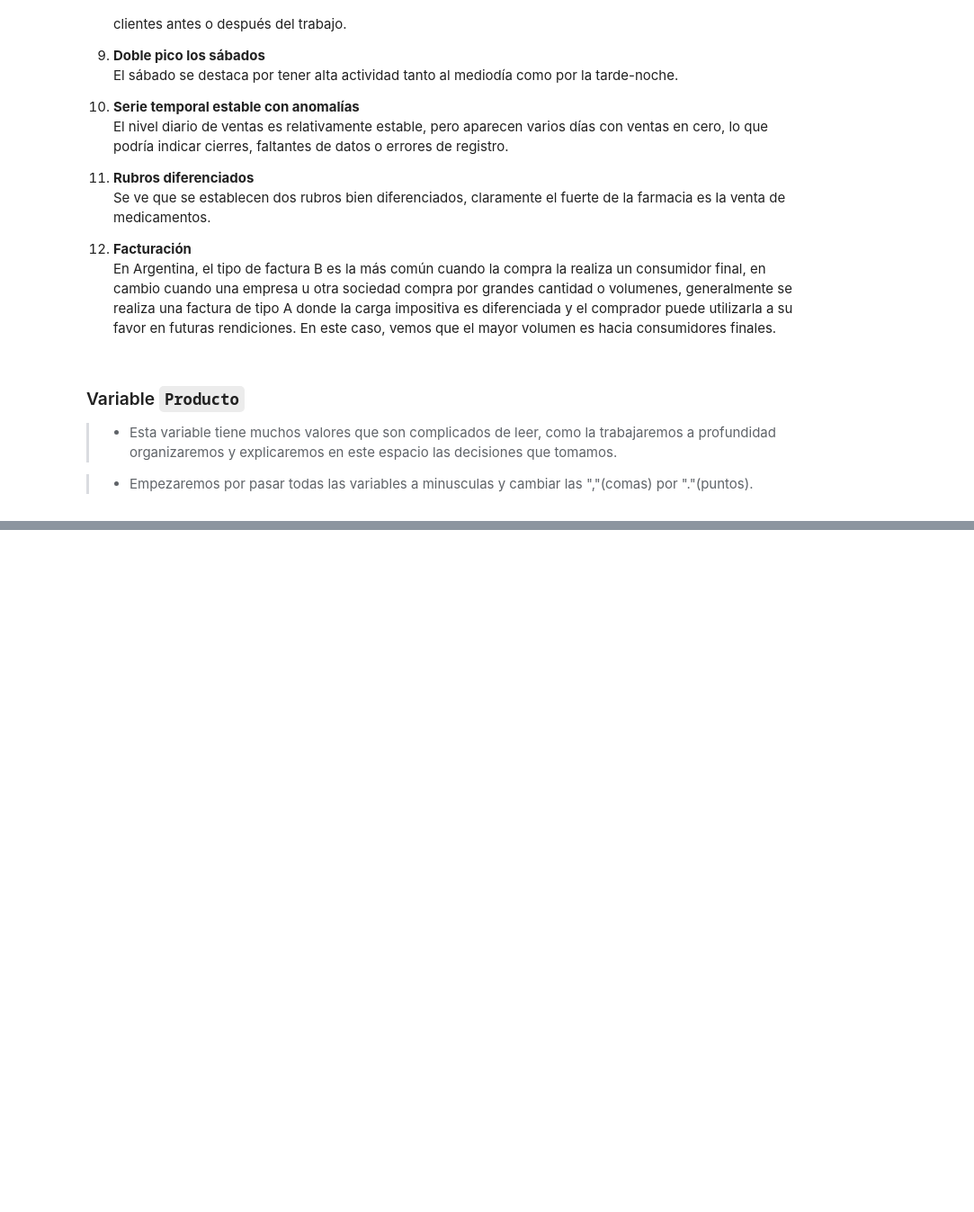
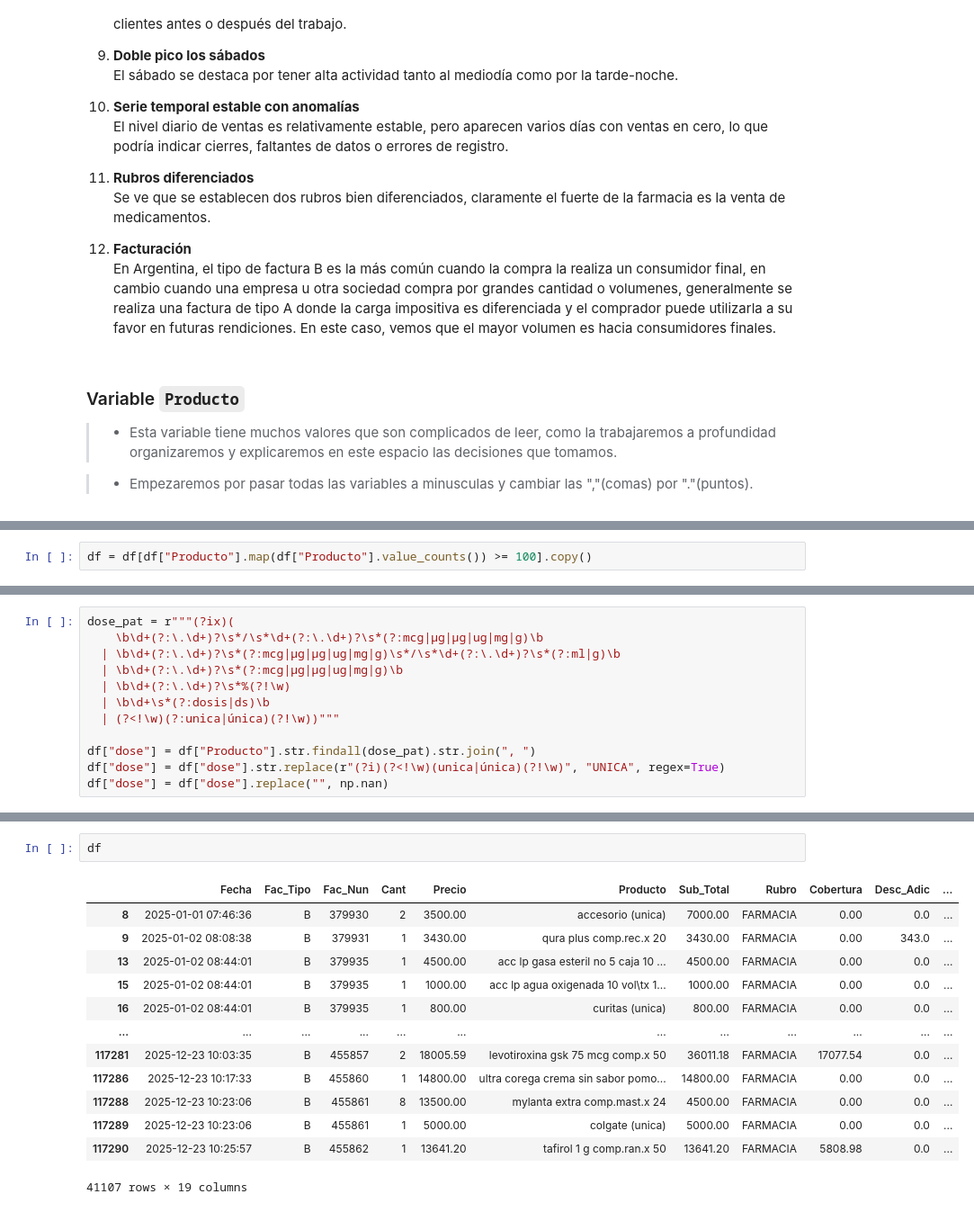
Before and after one commit to 4GeeksAcademy/sp-ml-20-final-project-g2, a Jupyter notebook: src/Final-project-Grupo2-InetaAnthonnyGuillermo.ipynb, the cells around one changed output, grey strips where cells are left out. Shown at 90% size. Cells and saved outputs as stored; diff of their text form; blank space fills up the shorter version.

```diff
--- a/src/Final-project-Grupo2-InetaAnthonnyGuillermo.ipynb
+++ b/src/Final-project-Grupo2-InetaAnthonnyGuillermo.ipynb
@@ -669,0 +689,2 @@ plt.show()
+# %%
+df = df[df["Producto"].map(df["Producto"].value_counts()) >= 100].copy()
@@ -669,0 +723,12 @@ plt.show()
+# %%
+dose_pat = r"""(?ix)(
+    \b\d+(?:\.\d+)?\s*/\s*\d+(?:\.\d+)?\s*(?:mcg|µg|μg|ug|mg|g)\b
+  | \b\d+(?:\.\d+)?\s*(?:mcg|µg|μg|ug|mg|g)\s*/\s*\d+(?:\.\d+)?\s*(?:ml|g)\b
+  | \b\d+(?:\.\d+)?\s*(?:mcg|µg|μg|ug|mg|g)\b
+  | \b\d+(?:\.\d+)?\s*%(?!\w)
+  | \b\d+\s*(?:dosis|ds)\b
+  | (?<!\w)(?:unica|única)(?!\w))"""
+
+df["dose"] = df["Producto"].str.findall(dose_pat).str.join(", ")
+df["dose"] = df["dose"].str.replace(r"(?i)(?<!\w)(unica|única)(?!\w)", "UNICA", regex=True)
+df["dose"] = df["dose"].replace("", np.nan)
@@ -669,0 +1133,16 @@ plt.show()
+# %%
+df
+# %% [output]
+|  | Fecha | Fac_Tipo | Fac_Nun | Cant | Precio | Producto | Sub_Total | Rubro | Cobertura | Desc_Adic | ... |
+| 8 | 2025-01-01 07:46:36 | B | 379930 | 2 | 3500.00 | accesorio (unica) | 7000.00 | FARMACIA | 0.00 | 0.0 | ... |
+| 9 | 2025-01-02 08:08:38 | B | 379931 | 1 | 3430.00 | qura plus comp.rec.x 20 | 3430.00 | FARMACIA | 0.00 | 343.0 | ... |
+| 13 | 2025-01-02 08:44:01 | B | 379935 | 1 | 4500.00 | acc lp gasa esteril no 5 caja 10 ... | 4500.00 | FARMACIA | 0.00 | 0.0 | ... |
+| 15 | 2025-01-02 08:44:01 | B | 379935 | 1 | 1000.00 | acc lp agua oxigenada 10 vol\tx 1... | 1000.00 | FARMACIA | 0.00 | 0.0 | ... |
+| 16 | 2025-01-02 08:44:01 | B | 379935 | 1 | 800.00 | curitas (unica) | 800.00 | FARMACIA | 0.00 | 0.0 | ... |
+| ... | ... | ... | ... | ... | ... | ... | ... | ... | ... | ... | ... |
+| 117281 | 2025-12-23 10:03:35 | B | 455857 | 2 | 18005.59 | levotiroxina gsk 75 mcg comp.x 50 | 36011.18 | FARMACIA | 17077.54 | 0.0 | ... |
+| 117286 | 2025-12-23 10:17:33 | B | 455860 | 1 | 14800.00 | ultra corega crema sin sabor pomo... | 14800.00 | FARMACIA | 0.00 | 0.0 | ... |
+| 117288 | 2025-12-23 10:23:06 | B | 455861 | 8 | 13500.00 | mylanta extra comp.mast.x 24 | 4500.00 | FARMACIA | 0.00 | 0.0 | ... |
+| 117289 | 2025-12-23 10:23:06 | B | 455861 | 1 | 5000.00 | colgate (unica) | 5000.00 | FARMACIA | 0.00 | 0.0 | ... |
+| 117290 | 2025-12-23 10:25:57 | B | 455862 | 1 | 13641.20 | tafirol 1 g comp.ran.x 50 | 13641.20 | FARMACIA | 5808.98 | 0.0 | ... |
+41107 rows × 19 columns
```
Also changed, not shown: parts of 29 cells of this notebook, 3 other files.
